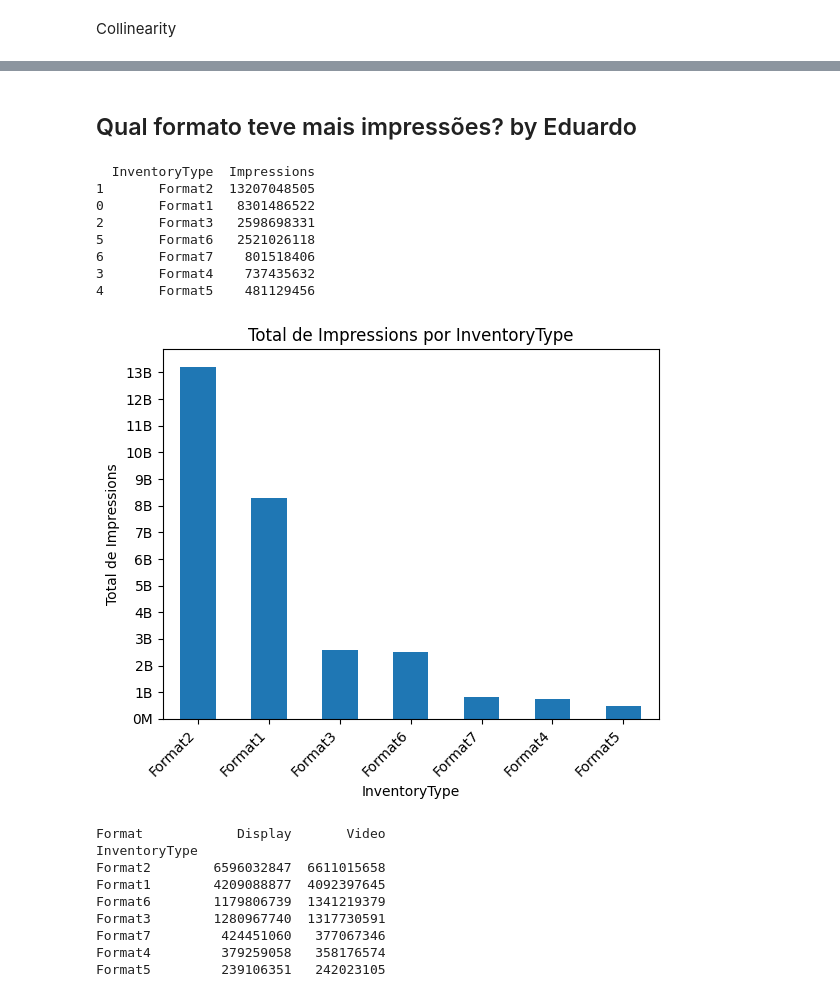
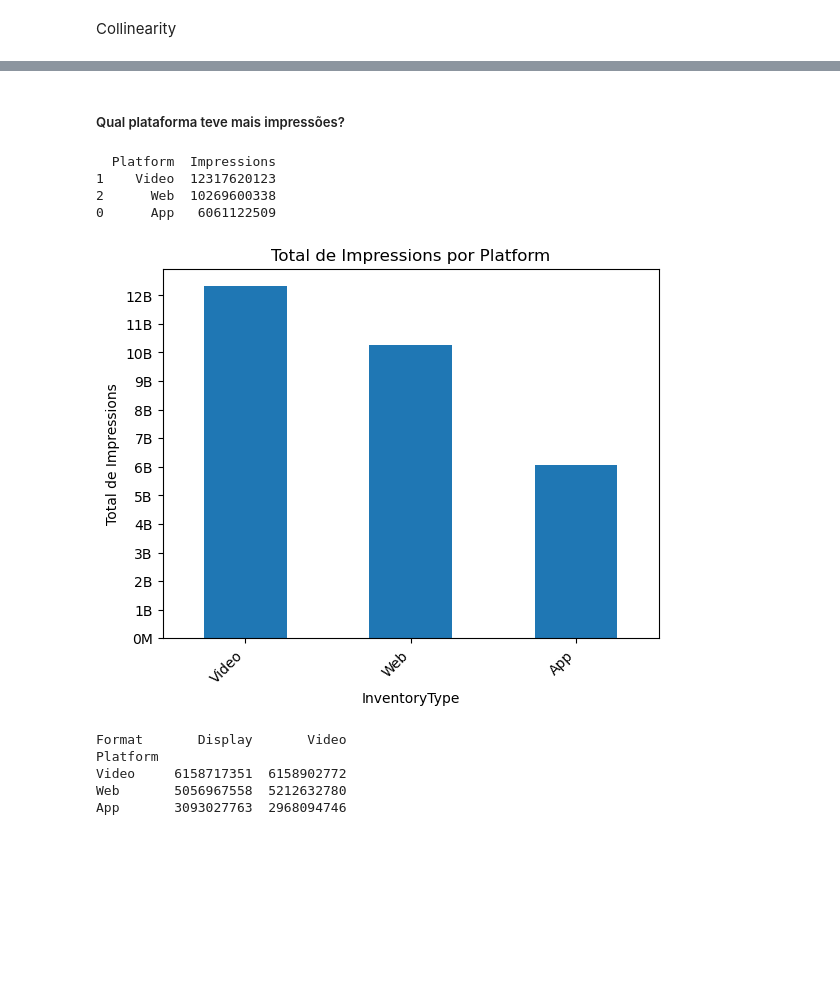
Before and after one commit to Sirius-146/projetoV_ifoodtech, a Jupyter notebook: projeto_ifoodtechV.ipynb, the cells around one changed output, grey strips where cells are left out. Saved outputs shown, nothing was run; the diff lists cells and outputs as text; code cells hidden in the pictures; blank space fills up the shorter version.

```diff
--- a/projeto_ifoodtechV.ipynb
+++ b/projeto_ifoodtechV.ipynb
@@ -171,8 +174,4 @@ Date
 
 [22030 rows x 2 columns]
 Valores nulos: 0
-# %%
-#removendo a única linha que possui valor nulo no data set
-
-df_1 = df_1.dropna(subset=['AD Size'])
 # %%
@@ -181,8 +180,4 @@ df_1 = df_1.dropna(subset=['AD Size'])
 df_1.duplicated().sum()
 # %% [output]
 0
-# %%
-#organizando dataframe após remover linhas
-
-df_1.reset_index(inplace=True, drop=True)
 # %%
@@ -251,2 +260,15 @@ df_1_quantitative
 # %% [markdown]
 ##### 2. Identificação e Tratamento de Outliers
+# %%
+# Criando uma cópia do Dataframe
+
+df_2 = df_1.copy()
+
+# Excluindo as colunas: Timestamp, InventoryType, Ad_Type e Ad_Size
+
+colunas_excluidas = ["Timestamp", "InventoryType", "Ad_Type", "AD_Size"]
+df_2.drop(colunas_excluidas, axis=1, inplace=True)
+
+# Visualizando as três primeiras linhas
+
+df_2.head(3)
@@ -541,55 +478,55 @@ plt.show()
 # %% [markdown]
-## Qual formato teve mais impressões?    by Eduardo
+##### Qual plataforma teve mais impressões?
 # %%
-# Tabela com o total de Impressions por InventoryType
-impressions_por_inventory_type = df_1.groupby('InventoryType')['Impressions'].sum().reset_index()
+# Tabela com o total de Impressions por Platform
+
+impressions_por_platform = df_2.groupby('Platform')['Impressions'].sum().reset_index()
 
 # Ordena o DataFrame por 'Impressions' do maior para o menor
-impressions_por_inventory_type = impressions_por_inventory_type.sort_values(by='Impressions', ascending=False)
 
-print(impressions_por_inventory_type)
+impressions_por_platform = impressions_por_platform.sort_values(by='Impressions', ascending=False)
+
+print(impressions_por_platform)
 # %% [output]
-  InventoryType  Impressions
-1       Format2  13207048505
-0       Format1   8301486522
-2       Format3   2598698331
-5       Format6   2521026118
-6       Format7    801518406
-3       Format4    737435632
-4       Format5    481129456
+  Platform  Impressions
+1    Video  12317620123
+2      Web  10269600338
+0      App   6061122509
 # %%
 # Criação do gráfico de barras
-ax = impressions_por_inventory_type.plot(kind='bar', x='InventoryType', y='Impressions', legend=False, title='Total de Impressions por InventoryType', xlabel='InventoryType', ylabel='Total de Impressions')
+
+ax = impressions_por_platform.plot(kind='bar', x='Platform', y='Impressions', legend=False, title='Total de Impressions por Platform', xlabel='InventoryType', ylabel='Total de Impressions')
 
 # Formatação dos números para a casa dos bilhões
+
 ax.get_yaxis().set_major_formatter(plt.FuncFormatter(lambda x, loc: "{:,.0f}B".format(x/1000000000) if x >= 1000000000 else "{:,.0f}M".format(x/1000000)))
 
 # Configuração da escala do eixo y com intervalo de 1
-ax.set_yticks(range(0, int(impressions_por_inventory_type['Impressions'].max()) + 1, 1000000000))
+
+ax.set_yticks(range(0, int(impressions_por_platform['Impressions'].max()) + 1, 1000000000))
 
 # Inclinação da legenda do eixo x
+
 plt.xticks(rotation=45, ha='right')
 
 plt.show()
 # %% [output]
-[figure, old version]
+[figure, new version]
 # %%
 # Tabela com o total de Impressions por InventoryType e Format
-agg_df = df_1.groupby(['InventoryType', 'Format'])['Impressions'].sum().unstack(fill_value=0)
+
+agg_df = df_1.groupby(['Platform', 'Format'])['Impressions'].sum().unstack(fill_value=0)
 
 # Ordena as colunas por 'Format' do maior para o menor
+
 agg_df = agg_df.sort_values(by='Video', ascending=False)
 
 print(agg_df)
 # %% [output]
-Format            Display       Video
-InventoryType
-Format2        6596032847  6611015658
-Format1        4209088877  4092397645
-Format6        1179806739  1341219379
-Format3        1280967740  1317730591
-Format7         424451060   377067346
-Format4         379259058   358176574
-Format5         239106351   242023105
+Format       Display       Video
+Platform
+Video     6158717351  6158902772
+Web       5056967558  5212632780
+App       3093027763  2968094746
 # %%
 # Criação do gráfico de barras agrupadas
```
Also changed, not shown: parts of 52 cells of this notebook, 1 other file.
